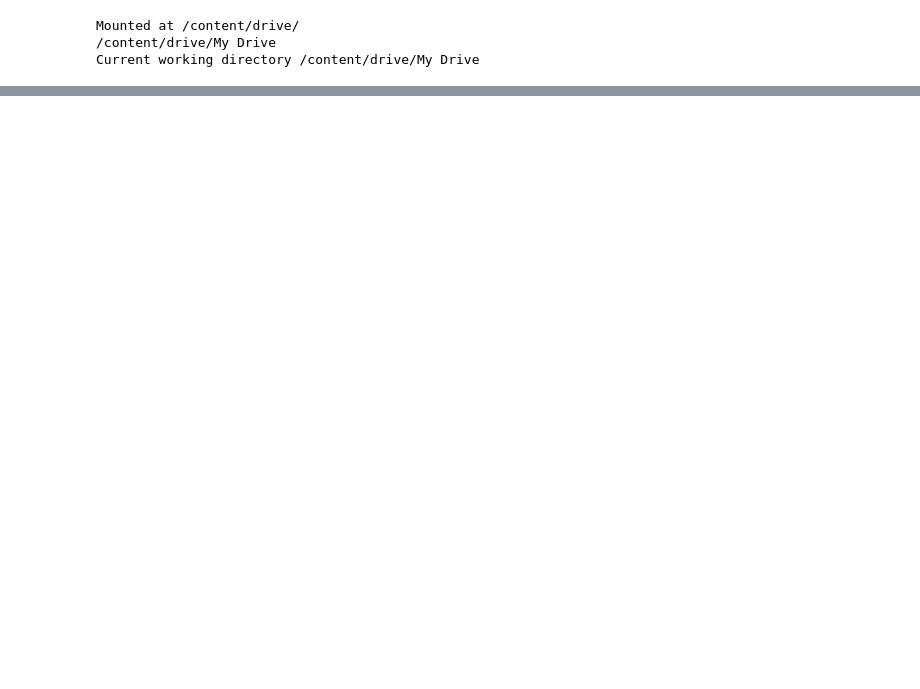
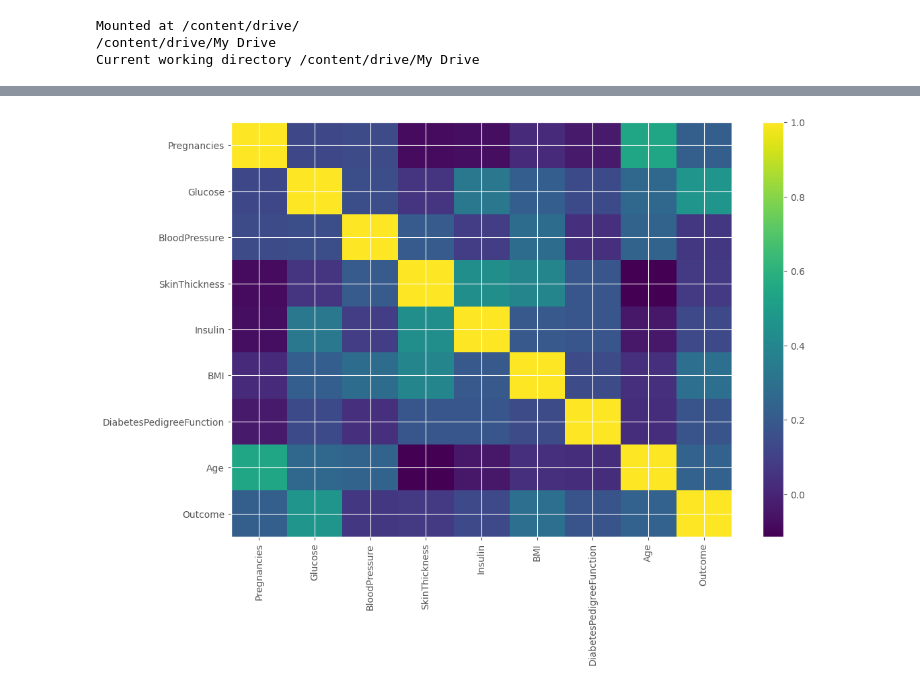
Before and after one commit to jibbsmathew/Diabetes_Dataset_Profiling, a Jupyter notebook: DiabetesAnalysis.ipynb, the cells around one changed output, grey strips where cells are left out. Saved outputs shown, nothing was run; the diff lists cells and outputs as text; code cells hidden in the pictures; blank space fills up the shorter version.

```diff
--- a/DiabetesAnalysis.ipynb
+++ b/DiabetesAnalysis.ipynb
@@ -130,2 +230,14 @@ diabetes_data.profile_report()#Detailed Exploratory Data Analysis
+# %%
+
+# Correlation matrix heatmap
+correlation_matrix = diabetes_data.corr()
+plt.figure(figsize=(12, 8))
+plt.imshow(correlation_matrix, cmap='viridis', interpolation='none', aspect='auto')
+plt.colorbar()
+plt.xticks(range(len(correlation_matrix)), correlation_matrix.columns, rotation='vertical')
+plt.yticks(range(len(correlation_matrix)), correlation_matrix.columns)
+plt.show()
+# %% [output]
+[figure, added]
 # %%
 diabetes_data.isnull().sum()
```
Also changed, not shown: parts of 14 cells of this notebook.
